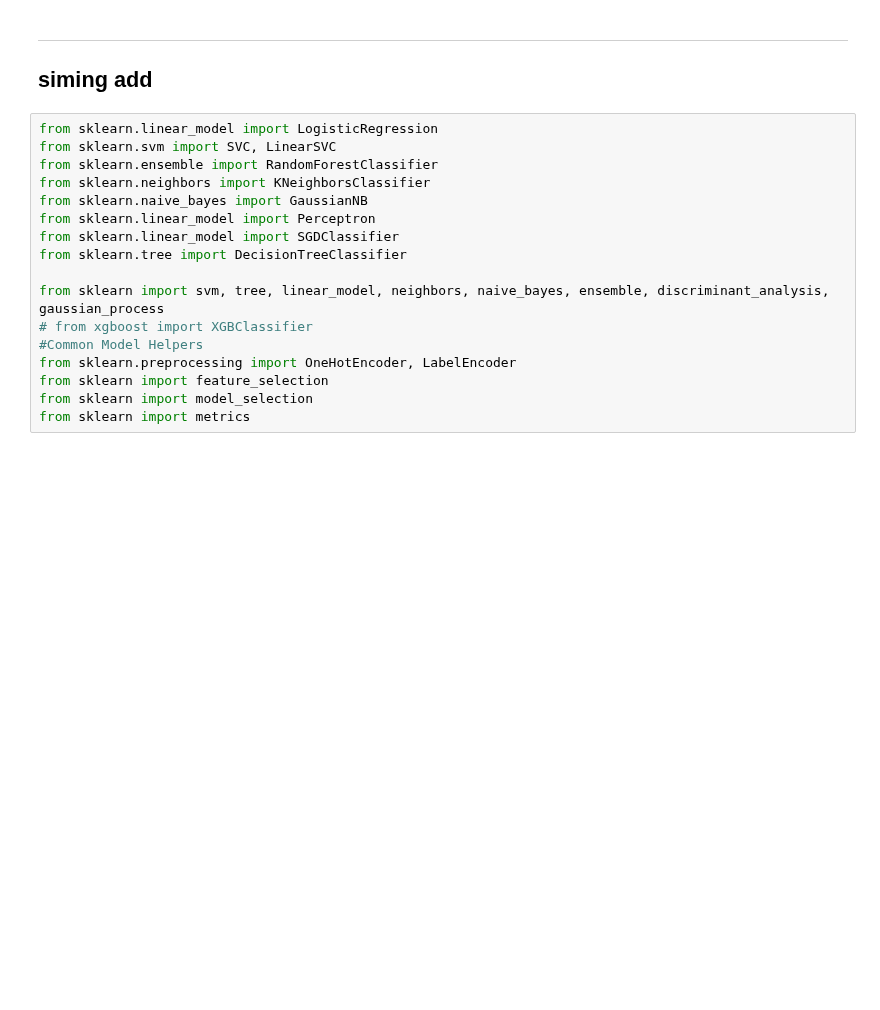
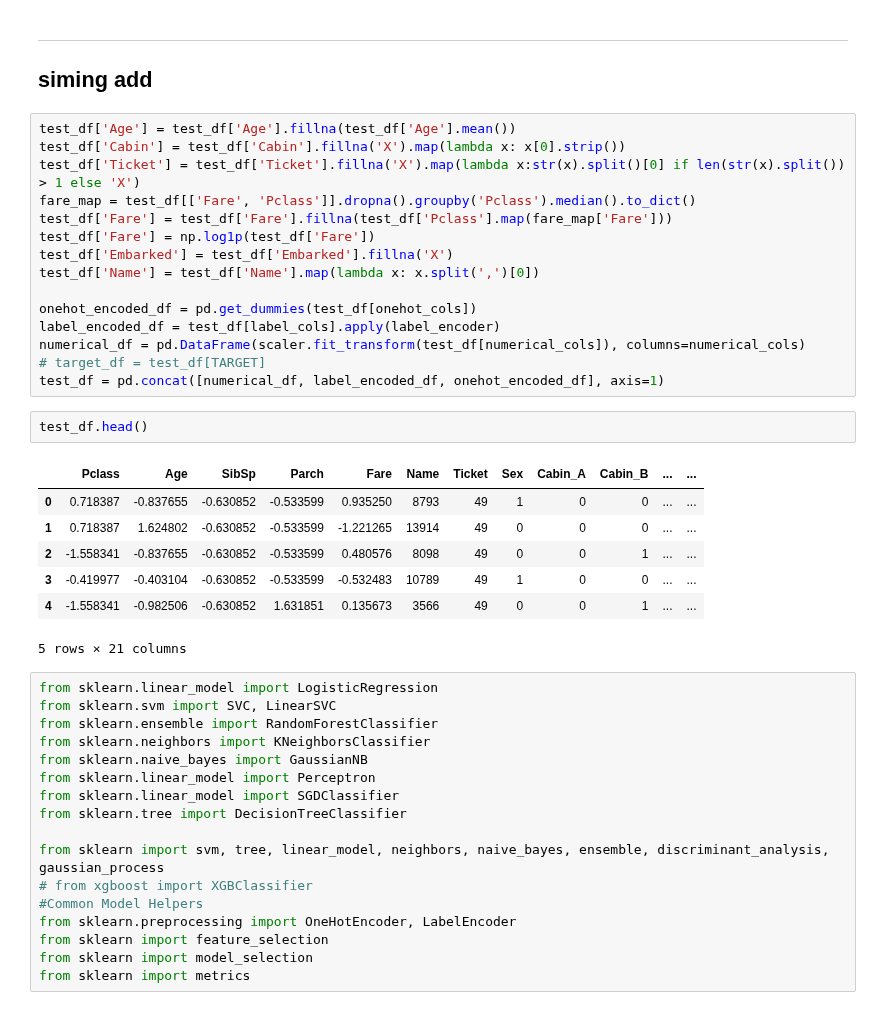
Before and after one commit to fyenne/tf24, a Jupyter notebook: april_kag/ensemble-learning-meta-classifier-for-stacking.ipynb, the cells around one changed output. Cells and saved outputs as stored; diff of their text form; blank space fills up the shorter version.

```diff
--- a/april_kag/ensemble-learning-meta-classifier-for-stacking.ipynb
+++ b/april_kag/ensemble-learning-meta-classifier-for-stacking.ipynb
@@ -155,6 +164,31 @@ all_df.tail(5)
 # %% [markdown]
 ---
 ## siming add
+# %%
+test_df['Age'] = test_df['Age'].fillna(test_df['Age'].mean())
+test_df['Cabin'] = test_df['Cabin'].fillna('X').map(lambda x: x[0].strip())
+test_df['Ticket'] = test_df['Ticket'].fillna('X').map(lambda x:str(x).split()[0] if len(str(x).split()) > 1 else 'X')
+fare_map = test_df[['Fare', 'Pclass']].dropna().groupby('Pclass').median().to_dict()
+test_df['Fare'] = test_df['Fare'].fillna(test_df['Pclass'].map(fare_map['Fare']))
+test_df['Fare'] = np.log1p(test_df['Fare'])
+test_df['Embarked'] = test_df['Embarked'].fillna('X')
+test_df['Name'] = test_df['Name'].map(lambda x: x.split(',')[0])
+
+onehot_encoded_df = pd.get_dummies(test_df[onehot_cols])
+label_encoded_df = test_df[label_cols].apply(label_encoder)
+numerical_df = pd.DataFrame(scaler.fit_transform(test_df[numerical_cols]), columns=numerical_cols)
+# target_df = test_df[TARGET]
+test_df = pd.concat([numerical_df, label_encoded_df, onehot_encoded_df], axis=1)
+# %%
+test_df.head()
+# %% [output]
+|  | Pclass | Age | SibSp | Parch | Fare | Name | Ticket | Sex | Cabin_A | Cabin_B | ... | ... |
+| 0 | 0.718387 | -0.837655 | -0.630852 | -0.533599 | 0.935250 | 8793 | 49 | 1 | 0 | 0 | ... | ... |
+| 1 | 0.718387 | 1.624802 | -0.630852 | -0.533599 | -1.221265 | 13914 | 49 | 0 | 0 | 0 | ... | ... |
+| 2 | -1.558341 | -0.837655 | -0.630852 | -0.533599 | 0.480576 | 8098 | 49 | 0 | 0 | 1 | ... | ... |
+| 3 | -0.419977 | -0.403104 | -0.630852 | -0.533599 | -0.532483 | 10789 | 49 | 1 | 0 | 0 | ... | ... |
+| 4 | -1.558341 | -0.982506 | -0.630852 | 1.631851 | 0.135673 | 3566 | 49 | 0 | 0 | 1 | ... | ... |
+5 rows × 21 columns
 # %%
 from sklearn.linear_model import LogisticRegression
 from sklearn.svm import SVC, LinearSVC
```
Also changed, not shown: parts of 10 cells of this notebook, 2 other files.
